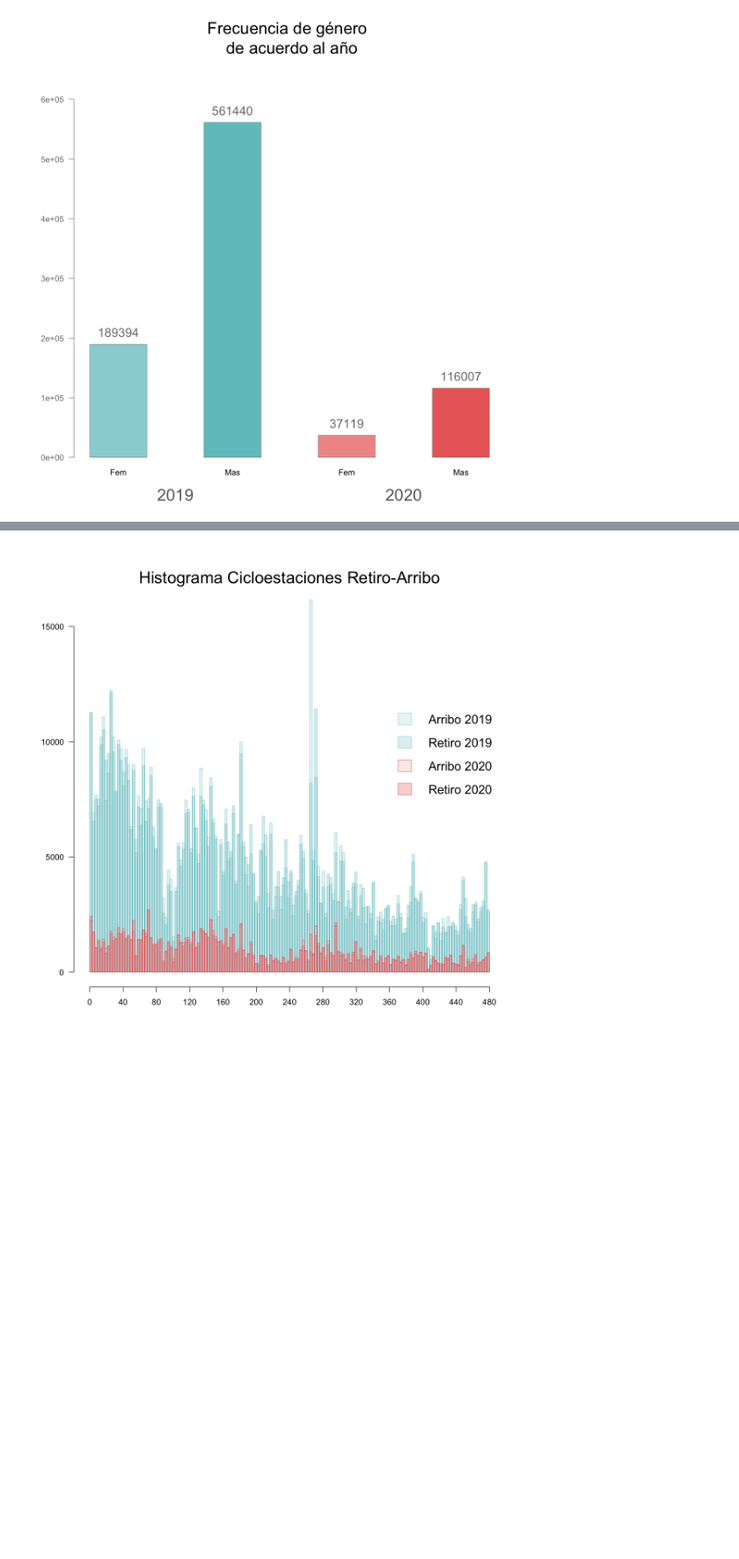
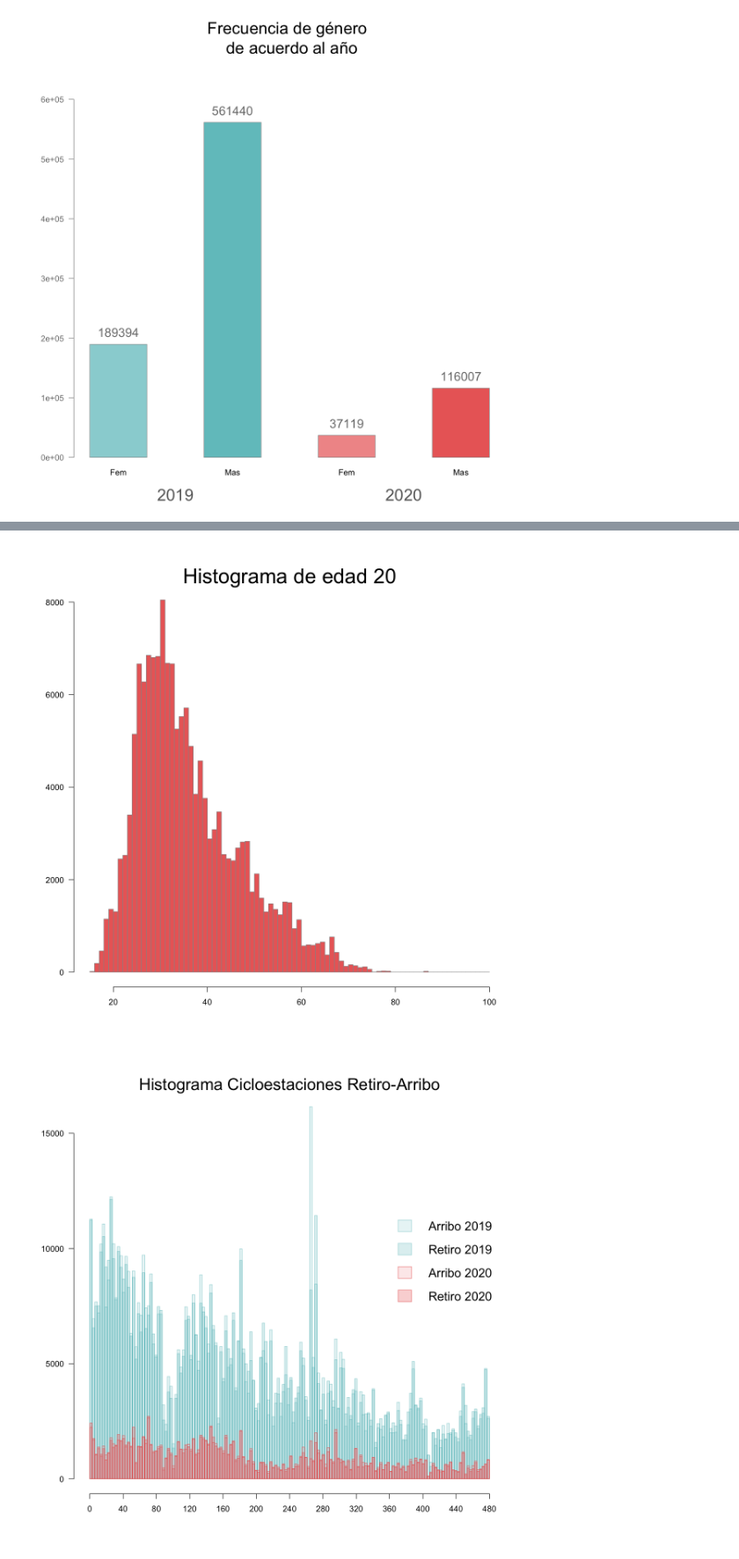
Before and after one commit to prope-2020-gh-classroom/practica-final-por-equipos-verano-2020-itam-Eduardo-Moreno, a Jupyter notebook: Descriptive_Analysis.ipynb, the cells around one changed output, grey strips where cells are left out. Shown: that part at 88% size. Drawn from its saved outputs; the diff is of its cells as text; code cells hidden in the pictures; blank space fills up the shorter version.

```diff
--- a/Descriptive_Analysis.ipynb
+++ b/Descriptive_Analysis.ipynb
@@ -123,3 +219,16 @@ mtext('2020',1,at=6.5,padj = 3,cex=2,col='gray40')
+# %%
+hist(edad_20,
+     breaks=seq(15,100,1),
+     col=rosa,xlab='',ylab='',
+     border=gris,main='',axes=F)
+mtext('Histograma de edad 20', 3, cex=2.5)
+legend(60,30000,legend = c(2019,2020),
+       fill = c(azul,rosa),border=c(gris,gris),
+       box.col='white',cex=2)
+axis(1)
+axis(2,las=2)
+# %% [output]
+[figure, added]
 # %%
 estaciones_20 <- may_20 %>%
   filter(Ciclo_Estacion_Retiro <= 480) %>%
```
Also changed, not shown: parts of 12 cells of this notebook, 1 other file.
